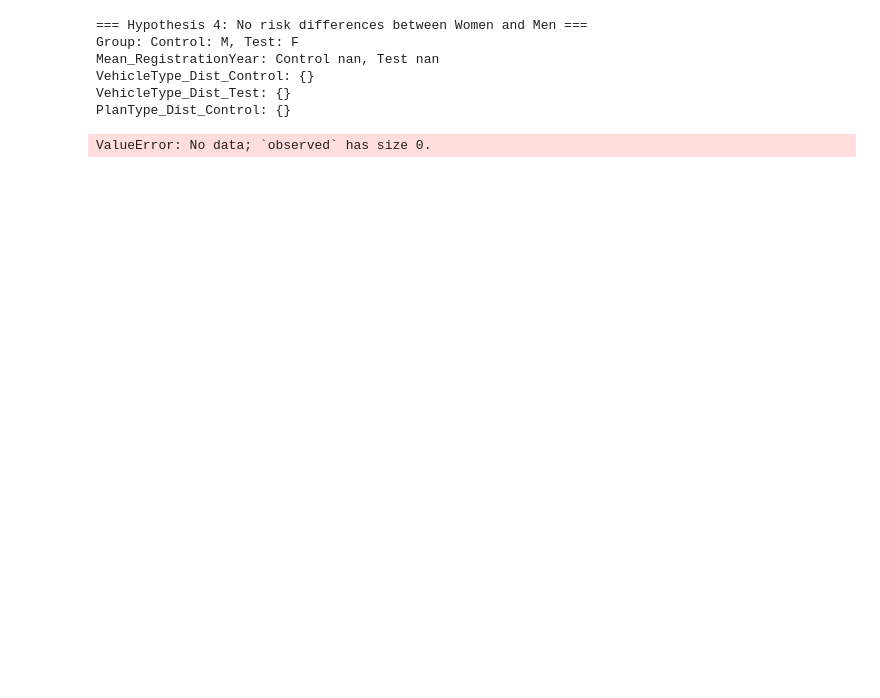
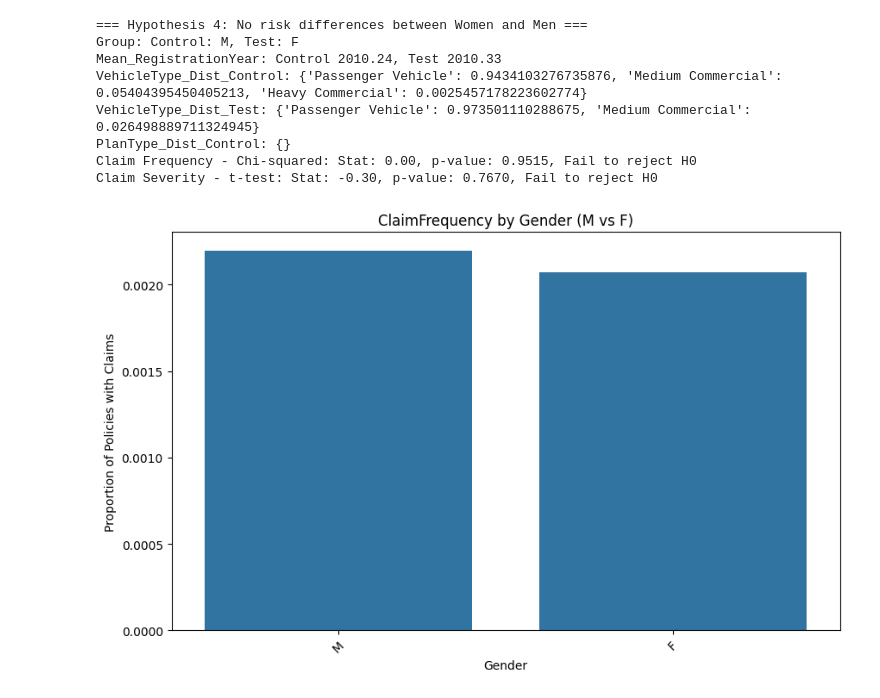
Before and after one commit to Amdemichael/insurance-risk-analytics, a Jupyter notebook: notebooks/hypothesis_testing.ipynb, the cells around one changed output. Saved outputs shown, nothing was run; the diff lists cells and outputs as text; code cells hidden in the pictures; blank space fills up the shorter version.

```diff
--- a/notebooks/hypothesis_testing.ipynb
+++ b/notebooks/hypothesis_testing.ipynb
@@ -123,31 +124,33 @@ Margin - t-test: Stat: 1.23, p-value: 0.2185, Fail to reject H0
 # %%
 # Hypothesis 4: No risk differences between Women and Men
 print("\n=== Hypothesis 4: No risk differences between Women and Men ===")
 df_gender = df[df['Gender'].isin(['M', 'F'])].copy()
 balance_report = check_group_balance(df_gender, ['RegistrationYear', 'VehicleType', 'PlanType'], 'Gender', 'M', 'F')
 for key, value in balance_report.items():
     print(f"{key}: {value}")
 
 # Claim Frequency
 freq_result = test_hypothesis('Gender', df_gender, 'ClaimFrequency', 'M', 'F')
 results.append({'Hypothesis': 'No risk differences between genders (Frequency)', 'Control': 'M', 'Test': 'F', **freq_result})
 print(f"Claim Frequency - {freq_result['Test']}: Stat: {freq_result['Statistic']:.2f}, p-value: {freq_result['p-value']:.4f}, {freq_result['Decision']}")
 
 # Claim Severity
 sev_result = test_hypothesis('Gender', df_gender, 'ClaimSeverity', 'M', 'F')
 results.append({'Hypothesis': 'No risk differences between genders (Severity)', 'Control': 'M', 'Test': 'F', **sev_result})
 print(f"Claim Severity - {sev_result['Test']}: Stat: {sev_result['Statistic']:.2f}, p-value: {sev_result['p-value']:.4f}, {sev_result['Decision']}")
 
 # Visualization
-visualize_results(df_gender, 'Gender', 'ClaimFrequency', 'M', 'F', 'claim_frequency_gender.png')
+visualize_results(df_gender, 'Gender', 'ClaimFrequency', 'M', 'F')
 # %% [output]
 === Hypothesis 4: No risk differences between Women and Men ===
 Group: Control: M, Test: F
-Mean_RegistrationYear: Control nan, Test nan
-VehicleType_Dist_Control: {}
-VehicleType_Dist_Test: {}
+Mean_RegistrationYear: Control 2010.24, Test 2010.33
+VehicleType_Dist_Control: {'Passenger Vehicle': 0.9434103276735876, 'Medium Commercial': 0.05404395450405213, 'Heavy Commercial': 0.0025457178223602774}
+VehicleType_Dist_Test: {'Passenger Vehicle': 0.973501110288675, 'Medium Commercial': 0.026498889711324945}
 PlanType_Dist_Control: {}
+Claim Frequency - Chi-squared: Stat: 0.00, p-value: 0.9515, Fail to reject H0
+Claim Severity - t-test: Stat: -0.30, p-value: 0.7670, Fail to reject H0
-ValueError: No data; `observed` has size 0.
+[figure, added]
 # %%
 # Generate and display business recommendations
 results_df = pd.DataFrame(results)
```
Also changed, not shown: parts of 5 cells of this notebook, 7 other files.
